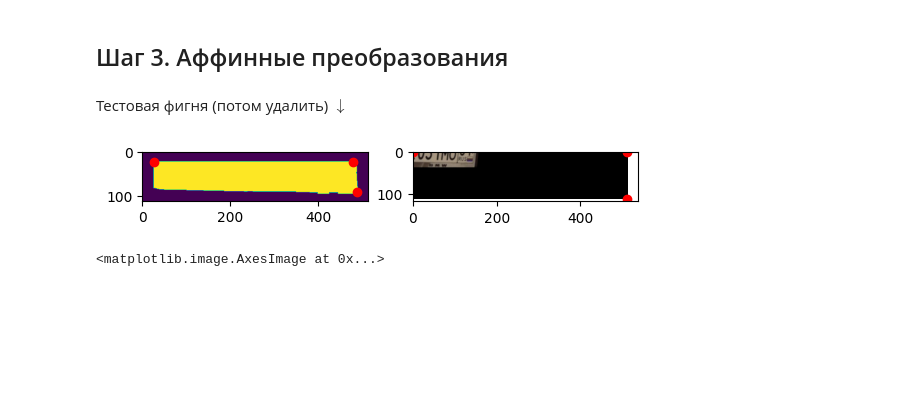
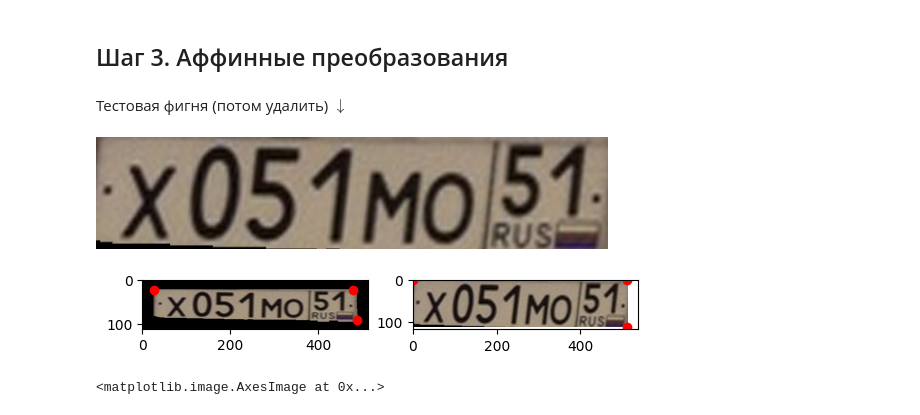
Before and after one commit to EgorYankovsky/Hackaton-Grozny-July-2024, a Jupyter notebook: clear_notebook.ipynb, the cells around one changed output. Saved outputs shown, nothing was run; the diff lists cells and outputs as text; code cells hidden in the pictures; blank space fills up the shorter version.

```diff
--- a/clear_notebook.ipynb
+++ b/clear_notebook.ipynb
@@ -270,30 +270,38 @@ def make_affine_transformations(img, vertexes):
 # %%
 img = cv.imread(images_pth[0])
 
-segmented_image = image_segmentation(img)
-vertexes = find_vertex(segmented_image)
 
-rows,cols = segmented_image.shape
+mask = image_segmentation(img)
+vertexes = find_vertex(mask)
+
+mask[mask == 1] = 255
+img = cv.resize(img, (512, 112), fx=1, fy=1, interpolation=cv.INTER_CUBIC)
+segmented_image = cv.bitwise_and(img, img, mask=mask)
+
+rows,cols,_  = segmented_image.shape
 pts1 = np.float32([vertexes[0], vertexes[1], vertexes[2]])
 pts2 = np.float32([[0, 0], [512, 0], [512, 112]])
 
 
 M = cv.getAffineTransform(pts1,pts2)
-dst = cv.warpAffine(img,M,(cols,rows))
+dst = cv.warpAffine(segmented_image,M,(cols,rows))
 
 
 fig, (ax1, ax2) = plt.subplots(ncols=2)
 ax1.imshow(segmented_image)
 ax2.imshow(dst)
 
 for i in range(3):
     f = pts1[i]
     d = pts2[i]
     ax1.scatter(f[0], f[1], color='red')
     ax2.scatter(d[0], d[1], color='red')
     #ax3.scatter(d[0], d[1], color='red')
+
+Image.fromarray(dst)
 # %% [output]
-[figure, old version]
+[figure, new version]
+[figure, added]
 # %%
 # Функция для деформации изображения
 
```
